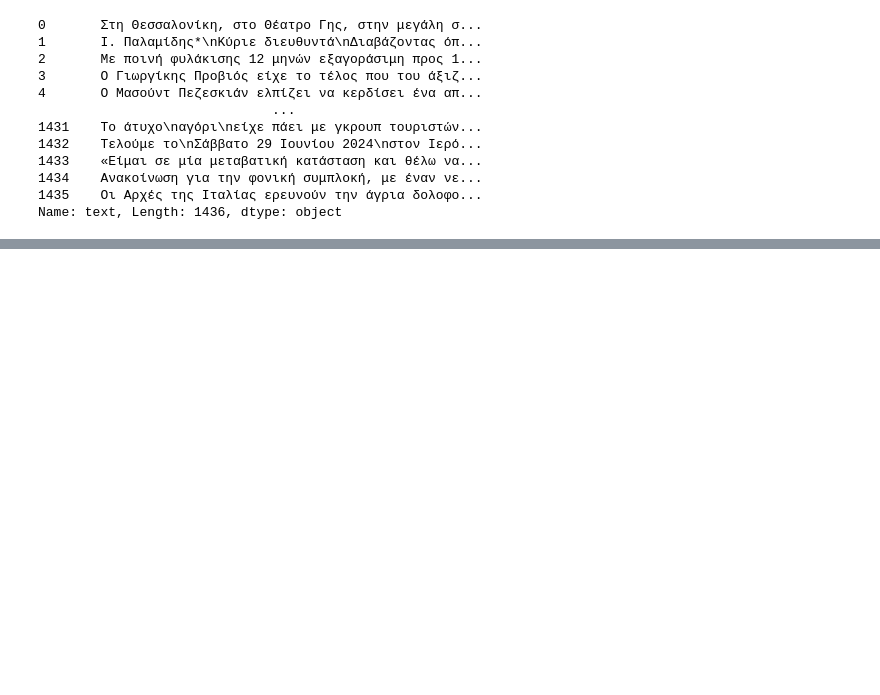
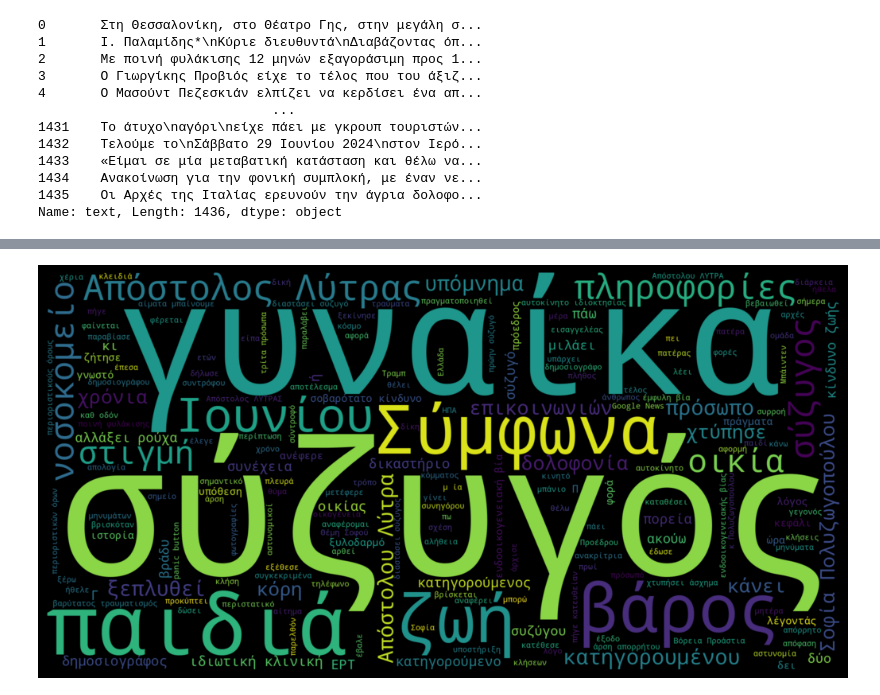
Before and after one commit to Kremmydasalexandros/datastories_for_emme, a Jupyter notebook: ΓΥΝΑΙΚΟΚΤΟΝΙΑ_6.ipynb, the cells around one changed output, grey strips where cells are left out. Saved outputs shown, nothing was run; the diff lists cells and outputs as text; code cells hidden in the pictures; blank space fills up the shorter version.

```diff
--- a/ΓΥΝΑΙΚΟΚΤΟΝΙΑ_6.ipynb
+++ b/ΓΥΝΑΙΚΟΚΤΟΝΙΑ_6.ipynb
@@ -333,0 +476,4 @@ NameError: name 'text' is not defined
+# %%
+df2.drop_duplicates(inplace=True)
+df2.dropna(inplace=True)
+df2 = df2.reset_index(drop=True)
@@ -333,0 +496,2 @@ NameError: name 'text' is not defined
+# %%
+df2.text = df2['text']
@@ -333,0 +516,23 @@ NameError: name 'text' is not defined
+# %%
+nlp = spacy.load('el_core_news_sm')
+# %%
+nlp.Defaults.stop_words |= {"και","σε", "για","ο","να","μου","είπε","σπίτι"}
+# %%
+text_data = ' '.join(df2['text'])
+
+wordcloud = WordCloud(
+    stopwords=nlp.Defaults.stop_words,
+    width=2000,
+    height=1000,
+    background_color='black'
+).generate(text_data)
+fig = plt.figure(
+    figsize = (10, 8),
+    facecolor = 'k',
+    edgecolor = 'k')
+plt.imshow(wordcloud, interpolation = 'bilinear')
+plt.axis('off')
+plt.tight_layout(pad=0)
+plt.show()
+# %% [output]
+[figure, added]
```
Also changed, not shown: parts of 26 cells of this notebook.
